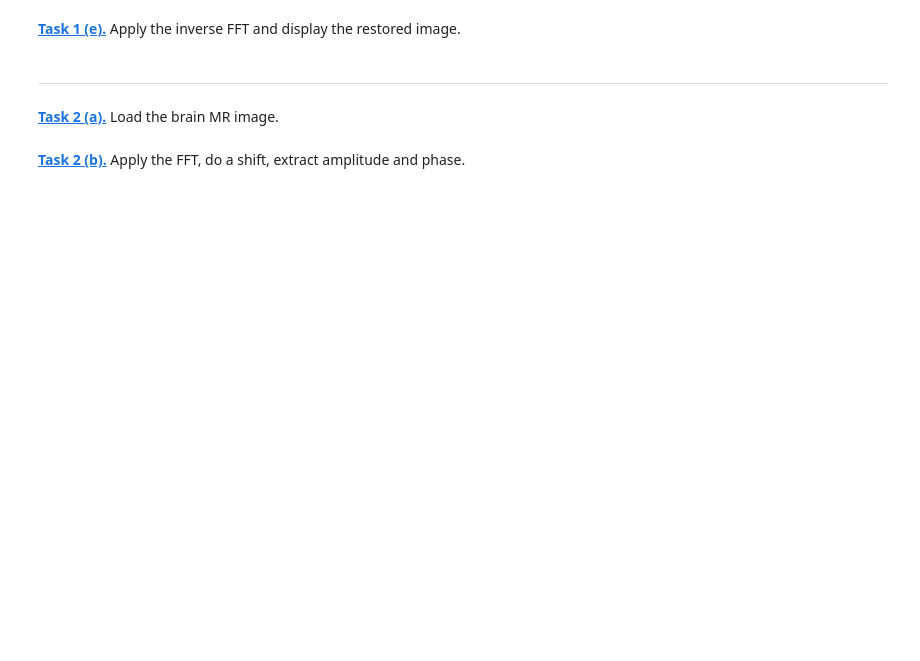
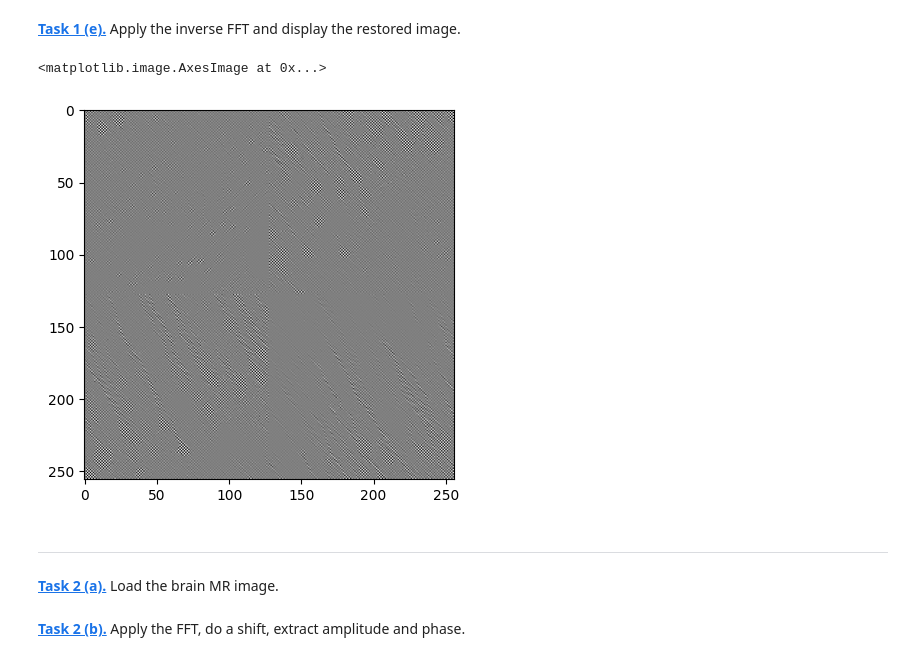
Before and after one commit to AB22-too/mobi-fs5-python, a Jupyter notebook: fourier.ipynb, the cells around one changed output. Drawn from its saved outputs; the diff is of its cells as text; code cells hidden in the pictures; blank space fills up the shorter version.

```diff
--- a/fourier.ipynb
+++ b/fourier.ipynb
@@ -24,5 +52,13 @@ plt.imshow(phase, 'gray')
 # %% [markdown]
 **[Task 1 (e).]()** Apply the inverse FFT and display the restored image.
+# %%
+cell_restored = np.fft.ifft2(cell_ft_shift)
+cell_restored2 = np.fft.fftshift(cell_restored)
+cell_restored2 = cell_restored2.real
+plt.imshow(cell_restored2, cmap= 'gray')
+# %% [output]
+<matplotlib.image.AxesImage at 0x...>
+[figure, added]
 # %% [markdown]
 ---
 # %% [markdown]
```
Also changed, not shown: parts of 9 cells of this notebook, 1 other file.
